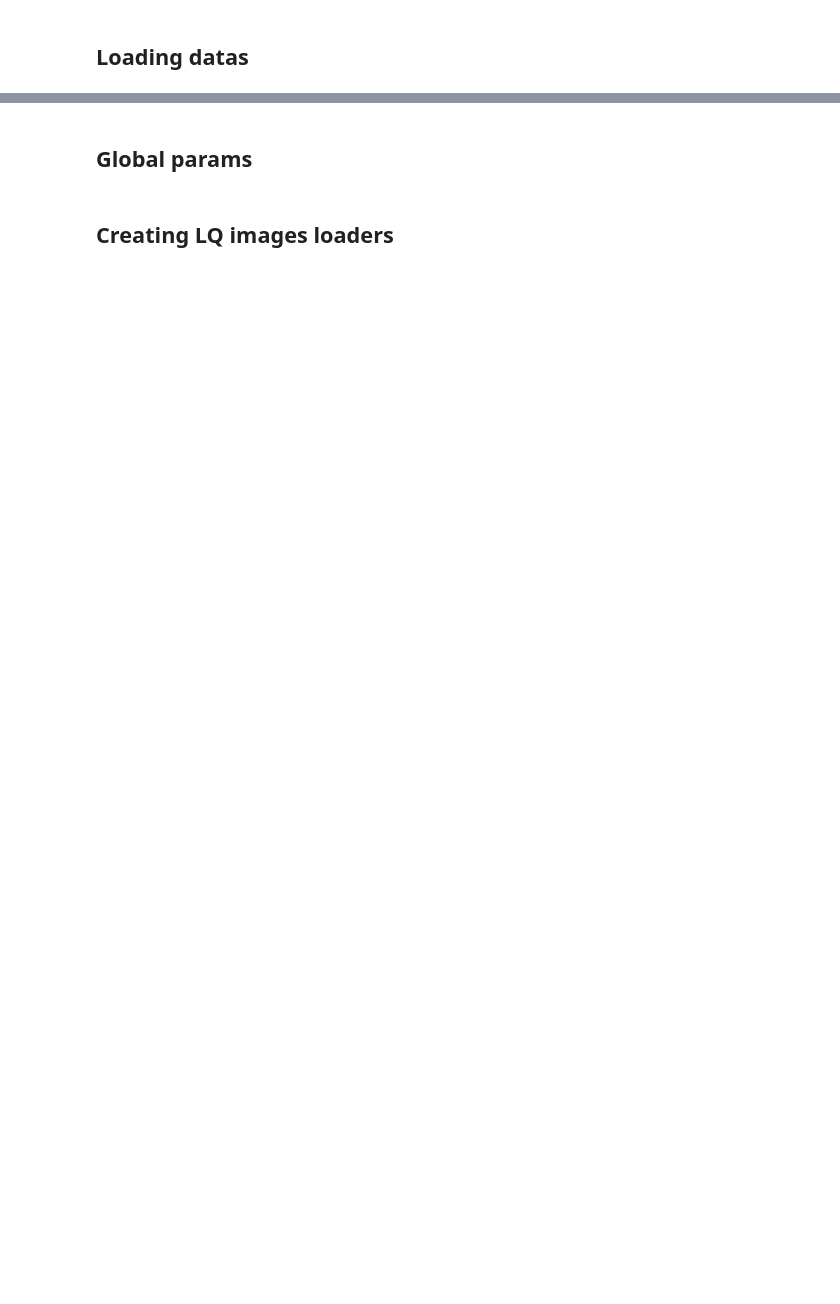
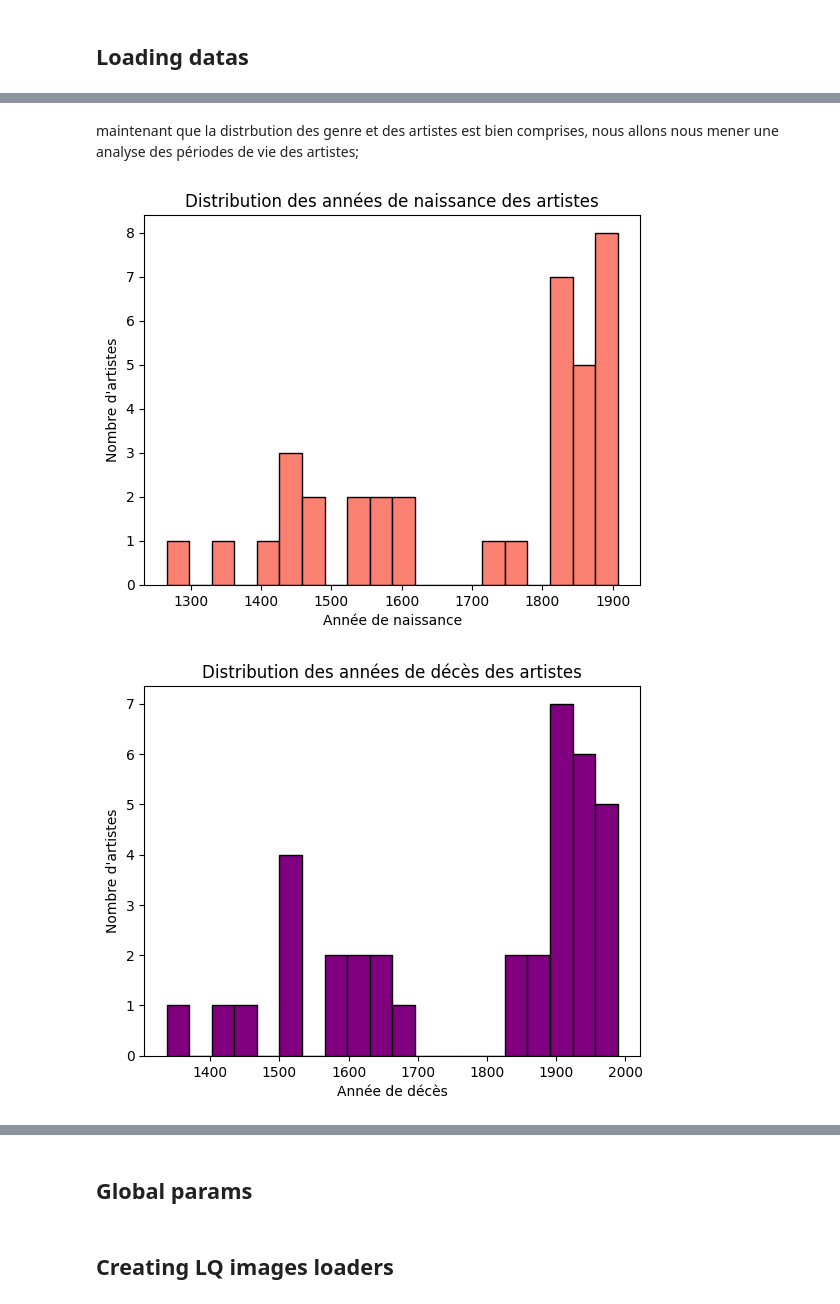
Before and after one commit to Totm33606/hddl_project, a Jupyter notebook: project1/CNN.ipynb, the cells around one changed output, grey strips where cells are left out. Cells and saved outputs as stored; diff of their text form; code cells hidden in the pictures; blank space fills up the shorter version.

```diff
--- a/project1/CNN.ipynb
+++ b/project1/CNN.ipynb
@@ -40,0 +152,26 @@ artists.head()
+# %% [markdown]
+maintenant que la distrbution des genre et des artistes est bien comprises, nous allons nous mener une analyse des périodes de vie des artistes;
+# %%
+# On sépare la colonne 'year' en deux colonnes : 'birth_year' et 'death_year'
+artists[['birth_year', 'death_year']] = artists['years'].str.split('-', expand=True)
+
+# Conversion des nouvelles colonnes en format numérique
+artists['birth_year'] = pd.to_numeric(artists['birth_year'], errors='coerce')
+artists['death_year'] = pd.to_numeric(artists['death_year'], errors='coerce')
+
+# Histogramme des années de naissance des artistes
+artists['birth_year'].dropna().plot(kind='hist', bins=20, color='salmon', edgecolor='black')
+plt.title("Distribution des années de naissance des artistes")
+plt.xlabel("Année de naissance")
+plt.ylabel("Nombre d'artistes")
+plt.show()
+
+# Histogramme des années de décès des artistes
+artists['death_year'].dropna().plot(kind='hist', bins=20, color='purple', edgecolor='black')
+plt.title("Distribution des années de décès des artistes")
+plt.xlabel("Année de décès")
+plt.ylabel("Nombre d'artistes")
+plt.show()
+# %% [output]
+[figure, added]
+[figure, added]
```
Also changed, not shown: parts of 24 cells of this notebook.
